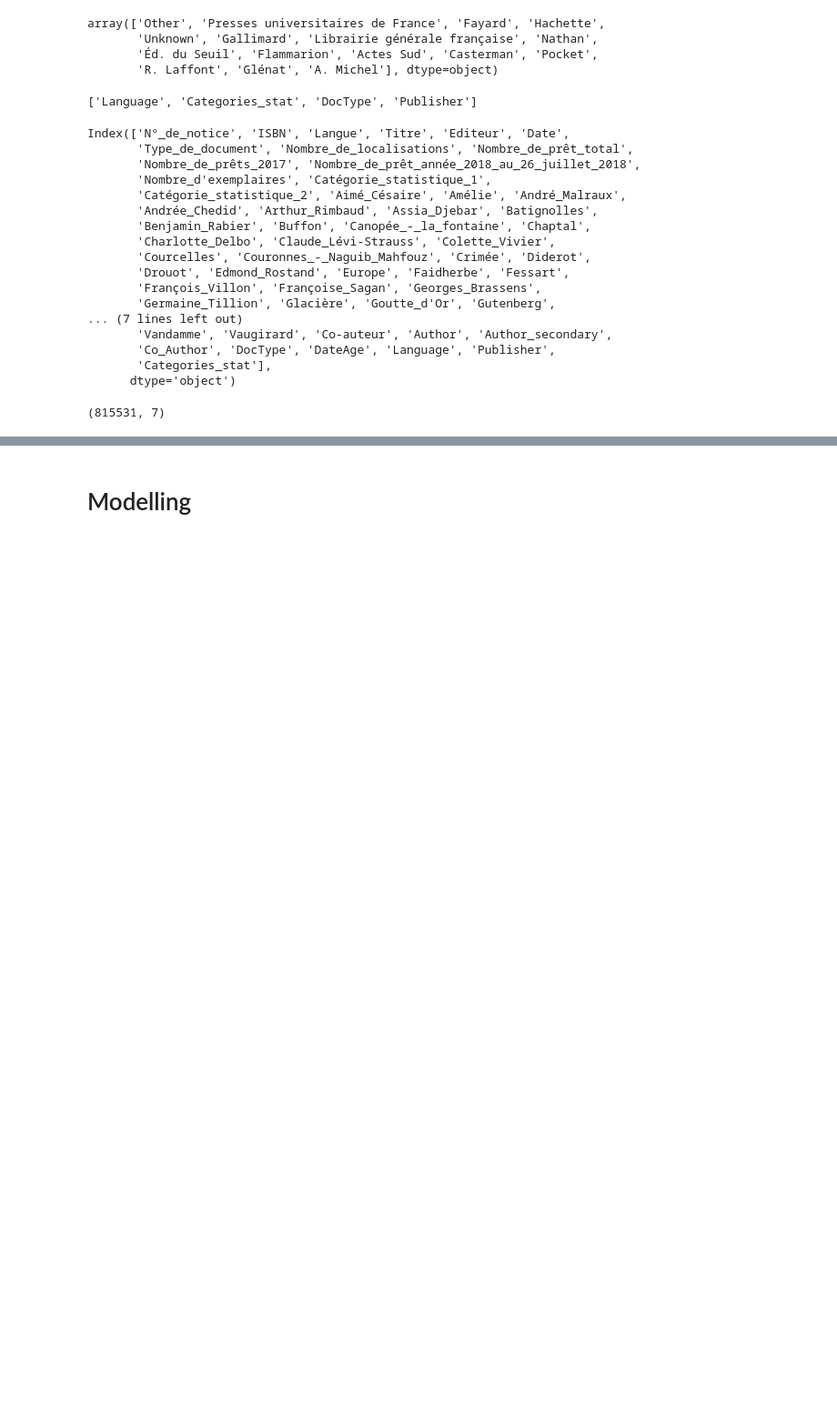
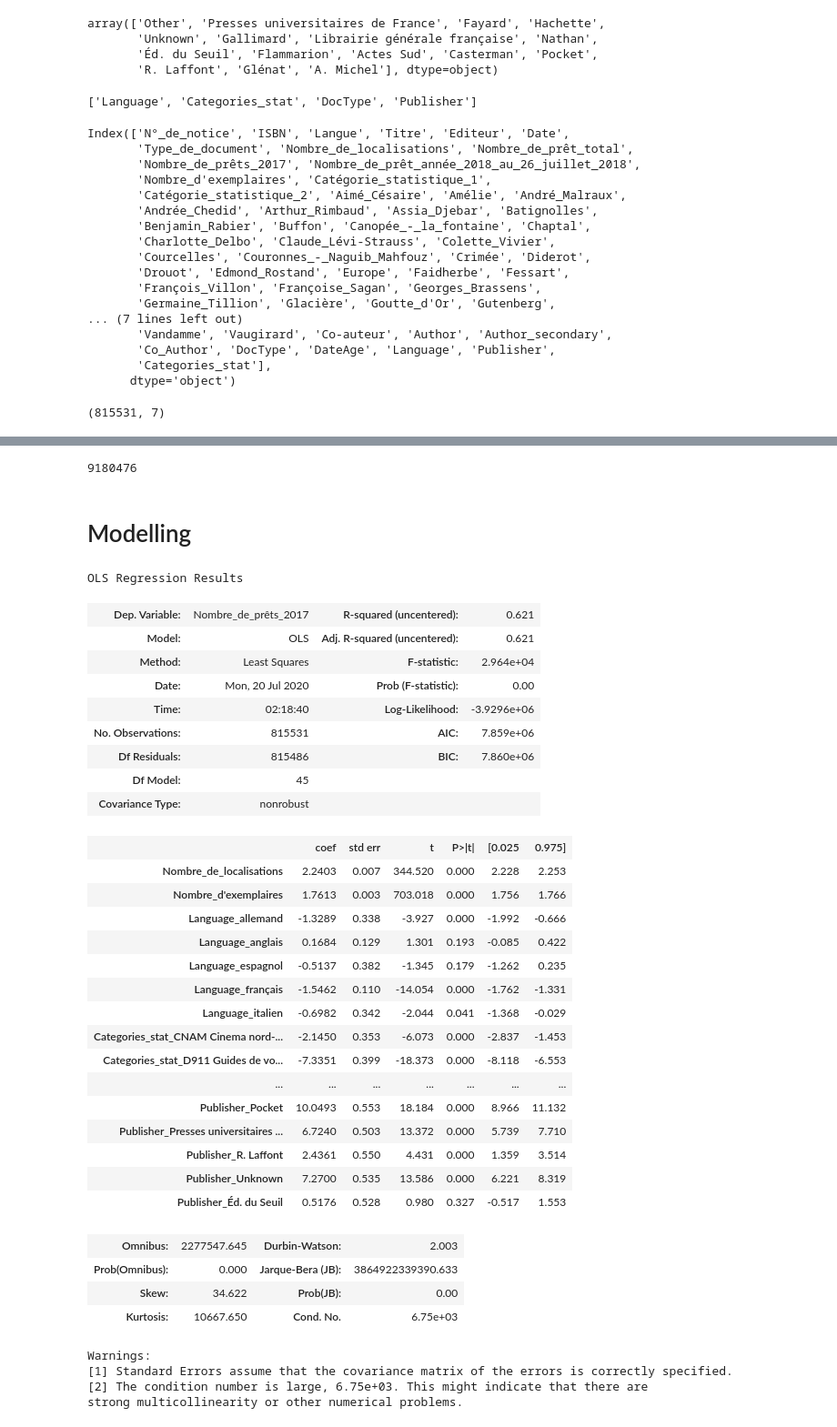
Before and after one commit to srosamont/Projects_Ironhack, a Jupyter notebook: Book_loan/Book_Loan_Cleaning.ipynb, the cells around one changed output, grey strips where cells are left out. Shown at 91% size. Drawn from its saved outputs; the diff is of its cells as text; code cells hidden in the pictures; blank space fills up the shorter version.

Commit message:
1st model ok

```diff
--- a/Book_loan/Book_Loan_Cleaning.ipynb
+++ b/Book_loan/Book_Loan_Cleaning.ipynb
@@ -884,4 +886,4 @@ df1.shape
 # %% [output]
 (815531, 7)
 # %%
-df2=pd.get_dummies(data=df1, columns=Dummies_NA)
+df1=pd.get_dummies(data=df1, columns=Dummies_NA,drop_first=True)
@@ -904,3 +906,7 @@ df2
+# %%
+df1['Nombre_de_prêts_2017'].sum()
+# %% [output]
+9180476
 # %% [markdown]
 # Modelling
 # %%
@@ -913,0 +916,44 @@ Y=df.Nombre_de_prêts_2017
+# %%
+y=df1['Nombre_de_prêts_2017']
+X=df1.drop('Nombre_de_prêts_2017',axis=1)
+# %%
+model=OLS(y,X)
+# %%
+model_fit=model.fit()
+# %%
+model_fit.summary()
+# %% [output]
+OLS Regression Results
+| Dep. Variable: | Nombre_de_prêts_2017 | R-squared (uncentered): | 0.621 |
+| Model: | OLS | Adj. R-squared (uncentered): | 0.621 |
+| Method: | Least Squares | F-statistic: | 2.964e+04 |
+| Date: | Mon, 20 Jul 2020 | Prob (F-statistic): | 0.00 |
+| Time: | 02:18:40 | Log-Likelihood: | -3.9296e+06 |
+| No. Observations: | 815531 | AIC: | 7.859e+06 |
+| Df Residuals: | 815486 | BIC: | 7.860e+06 |
+| Df Model: | 45 |  |  |
+| Covariance Type: | nonrobust |  |  |
+|  | coef | std err | t | P>|t| | [0.025 | 0.975] |
+| Nombre_de_localisations | 2.2403 | 0.007 | 344.520 | 0.000 | 2.228 | 2.253 |
+| Nombre_d'exemplaires | 1.7613 | 0.003 | 703.018 | 0.000 | 1.756 | 1.766 |
+| Language_allemand | -1.3289 | 0.338 | -3.927 | 0.000 | -1.992 | -0.666 |
+| Language_anglais | 0.1684 | 0.129 | 1.301 | 0.193 | -0.085 | 0.422 |
+| Language_espagnol | -0.5137 | 0.382 | -1.345 | 0.179 | -1.262 | 0.235 |
+| Language_français | -1.5462 | 0.110 | -14.054 | 0.000 | -1.762 | -1.331 |
+| Language_italien | -0.6982 | 0.342 | -2.044 | 0.041 | -1.368 | -0.029 |
+| Categories_stat_CNAM Cinema nord-... | -2.1450 | 0.353 | -6.073 | 0.000 | -2.837 | -1.453 |
+| Categories_stat_D911 Guides de vo... | -7.3351 | 0.399 | -18.373 | 0.000 | -8.118 | -6.553 |
+| ... | ... | ... | ... | ... | ... | ... |
+| Publisher_Pocket | 10.0493 | 0.553 | 18.184 | 0.000 | 8.966 | 11.132 |
+| Publisher_Presses universitaires ... | 6.7240 | 0.503 | 13.372 | 0.000 | 5.739 | 7.710 |
+| Publisher_R. Laffont | 2.4361 | 0.550 | 4.431 | 0.000 | 1.359 | 3.514 |
+| Publisher_Unknown | 7.2700 | 0.535 | 13.586 | 0.000 | 6.221 | 8.319 |
+| Publisher_Éd. du Seuil | 0.5176 | 0.528 | 0.980 | 0.327 | -0.517 | 1.553 |
+| Omnibus: | 2277547.645 | Durbin-Watson: | 2.003 |
+| Prob(Omnibus): | 0.000 | Jarque-Bera (JB): | 3864922339390.633 |
+| Skew: | 34.622 | Prob(JB): | 0.00 |
+| Kurtosis: | 10667.650 | Cond. No. | 6.75e+03 |
+Warnings:
+[1] Standard Errors assume that the covariance matrix of the errors is correctly specified.
+[2] The condition number is large, 6.75e+03. This might indicate that there are
+strong multicollinearity or other numerical problems.
```
Also changed, not shown: parts of 8 cells of this notebook.
